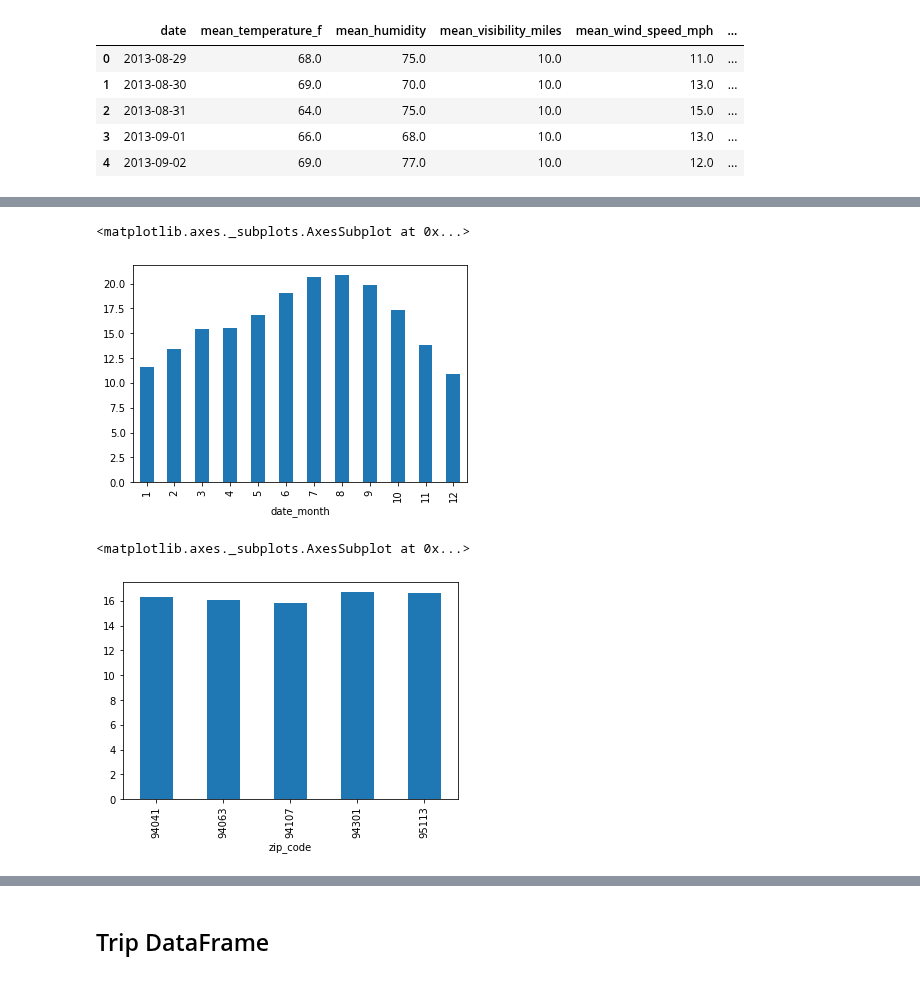
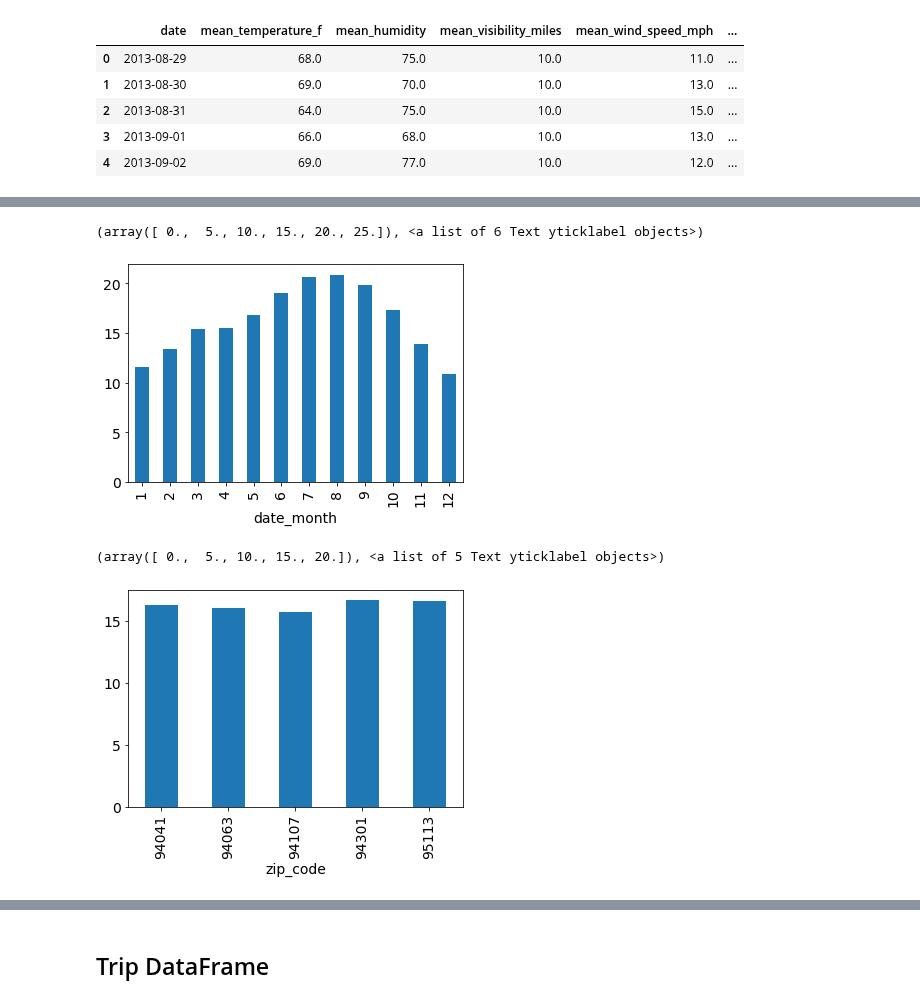
Before and after one commit to orbenishay/pandas-project, a Jupyter notebook: Bicycle_10.ipynb, the cells around one changed output, grey strips where cells are left out. Saved outputs shown, nothing was run; the diff lists cells and outputs as text; code cells hidden in the pictures.

```diff
--- a/Bicycle_10.ipynb
+++ b/Bicycle_10.ipynb
@@ -40,7 +40,8 @@ df_station.head()
 | 5 | Adobe on Almaden | 37.331415 | -121.893200 | 16 | San Jose | 08/05/2013 |
 | 6 | San Pedro Square | 37.336721 | -121.894074 | 28 | San Jose | 08/07/2013 |
 # %%
-df_station.groupby('city')['station_name'].count().plot.pie(figsize=(8, 5))
+df_station.groupby('city')['station_name'].count().plot.pie(fontsize=8, figsize=(8,8), labeldistance=0.5, rotatelabels=True, counterclock=True, radius= 0.9)
 plt.legend(('Mountain View', 'Palo Alto', 'Redwood City','San Francisco','San Jose'),loc='lower left')
 plt.title('Proportion of # stations per ciry')
+plt.rcParams['font.size'] = 14
 # %% [output]
@@ -63,8 +69,10 @@ df_station.drop(columns = ['lat', 'long']).groupby('city').describe()
 ## Weather DataFrame
 # %%
 df_weather = pd.read_csv("weather.csv", parse_dates=['date'])
+df_weather['date'] = pd.to_datetime(df_weather['date'], errors='coerce')
+df_weather['date']=df_weather['date'].dt.date
 df_weather['mean_temperature_c'] = (df_weather['mean_temperature_f'] - 32)*(5/9)
-df_weather['mean_wind_speed_kph	'] = df_weather['mean_wind_speed_mph'] /1.609344
+df_weather['mean_wind_speed_kph'] = df_weather['mean_wind_speed_mph'] /1.609344
 df_weather['date_month'] = pd.DatetimeIndex(df_weather['date']).month
 df_weather['date_day'] = pd.DatetimeIndex(df_weather['date']).day
 df_weather['month'] = df_weather['date_month'].apply(lambda x: calendar.month_abbr[x])
@@ -84,12 +99,16 @@ df_weather_agg.plot(kind='bar', stacked=False, figsize=(8, 5), subplots=True)
 # %%
 df_weather.groupby('date_month')['mean_temperature_c'].mean().plot.bar()
+plt.xticks(fontsize=14)
+plt.yticks(fontsize=14)
 # %% [output]
-<matplotlib.axes._subplots.AxesSubplot at 0x...>
+(array([ 0.,  5., 10., 15., 20., 25.]), <a list of 6 Text yticklabel objects>)
-[figure, old version]
+[figure, new version]
 # %%
 df_weather.groupby('zip_code')['mean_temperature_c'].mean().plot.bar()
+plt.xticks(fontsize=14)
+plt.yticks(fontsize=14)
 # %% [output]
-<matplotlib.axes._subplots.AxesSubplot at 0x...>
+(array([ 0.,  5., 10., 15., 20.]), <a list of 5 Text yticklabel objects>)
-[figure, old version]
+[figure, new version]
 # %%
 df_weather.groupby('events')['mean_temperature_c'].mean().plot.bar()
```
Also changed, not shown: parts of 24 cells of this notebook.
